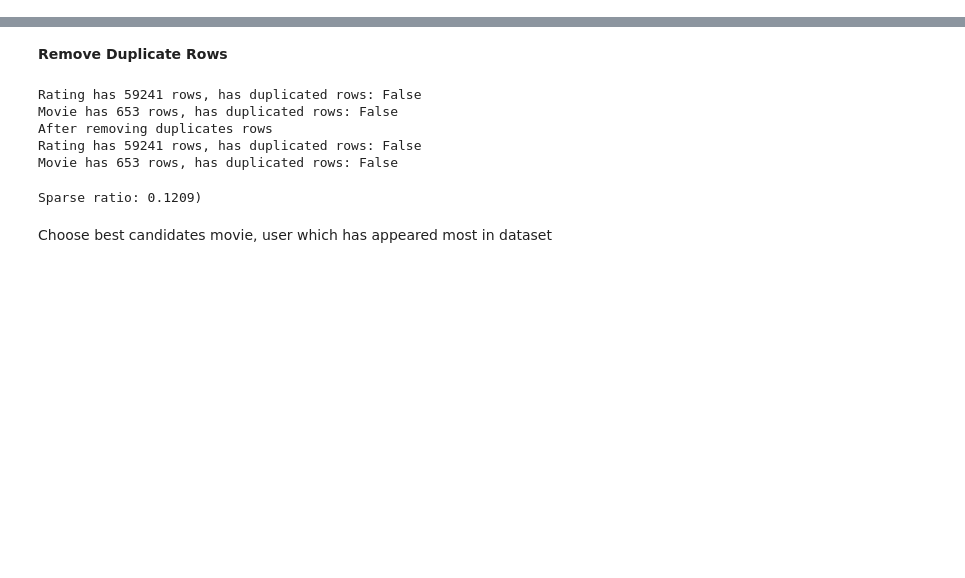
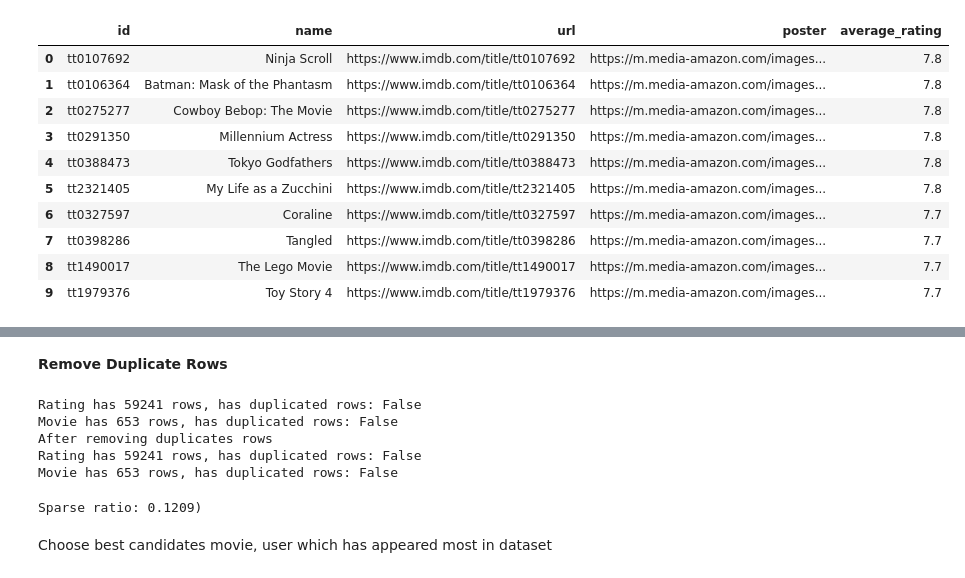
Before and after one commit to LeRon1605/movie-recommender-system, a Jupyter notebook: crawler/clean_data.ipynb, the cells around one changed output, grey strips where cells are left out. Cells and saved outputs as stored; diff of their text form; code cells hidden in the pictures; blank space fills up the shorter version.

```diff
--- a/crawler/clean_data.ipynb
+++ b/crawler/clean_data.ipynb
@@ -8,3 +8,17 @@ df_rating = pd.read_csv('../dataset/rating_final.csv')
+# %%
+df_movie.head(10)
+# %% [output]
+|  | id | name | url | poster | average_rating |
+| 0 | tt0107692 | Ninja Scroll | https://www.imdb.com/title/tt0107692 | https://m.media-amazon.com/images... | 7.8 |
+| 1 | tt0106364 | Batman: Mask of the Phantasm | https://www.imdb.com/title/tt0106364 | https://m.media-amazon.com/images... | 7.8 |
+| 2 | tt0275277 | Cowboy Bebop: The Movie | https://www.imdb.com/title/tt0275277 | https://m.media-amazon.com/images... | 7.8 |
+| 3 | tt0291350 | Millennium Actress | https://www.imdb.com/title/tt0291350 | https://m.media-amazon.com/images... | 7.8 |
+| 4 | tt0388473 | Tokyo Godfathers | https://www.imdb.com/title/tt0388473 | https://m.media-amazon.com/images... | 7.8 |
+| 5 | tt2321405 | My Life as a Zucchini | https://www.imdb.com/title/tt2321405 | https://m.media-amazon.com/images... | 7.8 |
+| 6 | tt0327597 | Coraline | https://www.imdb.com/title/tt0327597 | https://m.media-amazon.com/images... | 7.7 |
+| 7 | tt0398286 | Tangled | https://www.imdb.com/title/tt0398286 | https://m.media-amazon.com/images... | 7.7 |
+| 8 | tt1490017 | The Lego Movie | https://www.imdb.com/title/tt1490017 | https://m.media-amazon.com/images... | 7.7 |
+| 9 | tt1979376 | Toy Story 4 | https://www.imdb.com/title/tt1979376 | https://m.media-amazon.com/images... | 7.7 |
 # %%
 df_rating.head(10)
 # %% [output]
```
Also changed, not shown: parts of 4 cells of this notebook, 8 other files.
